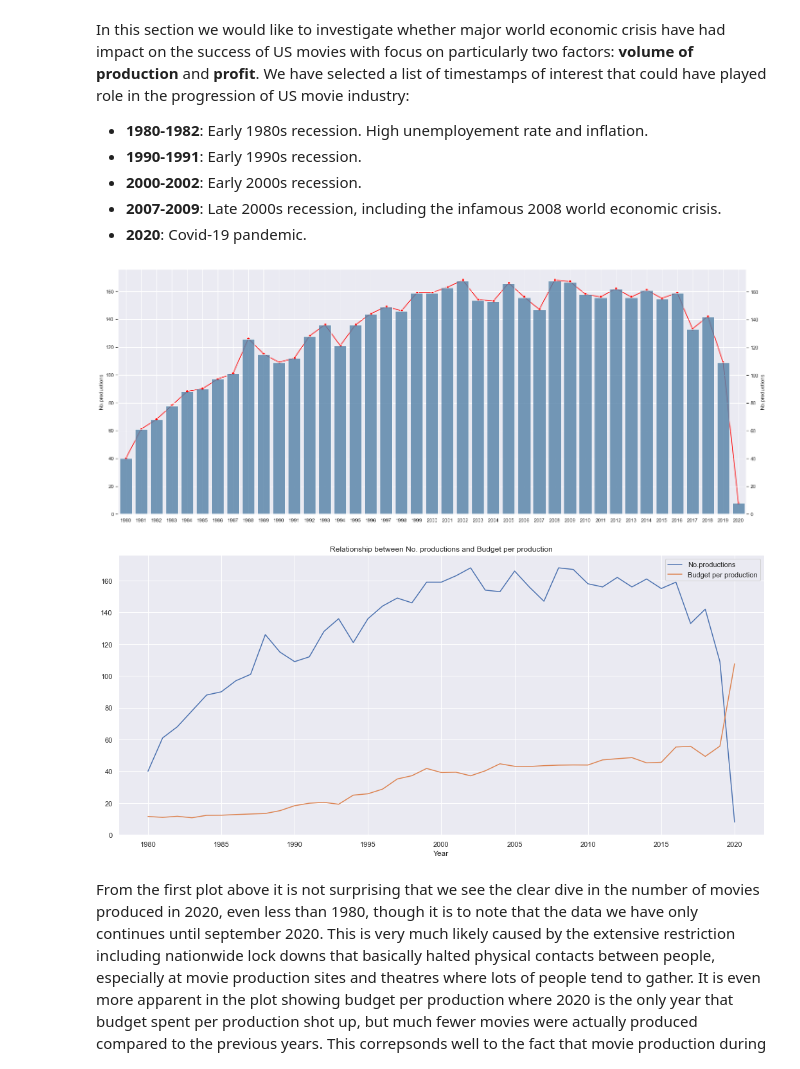
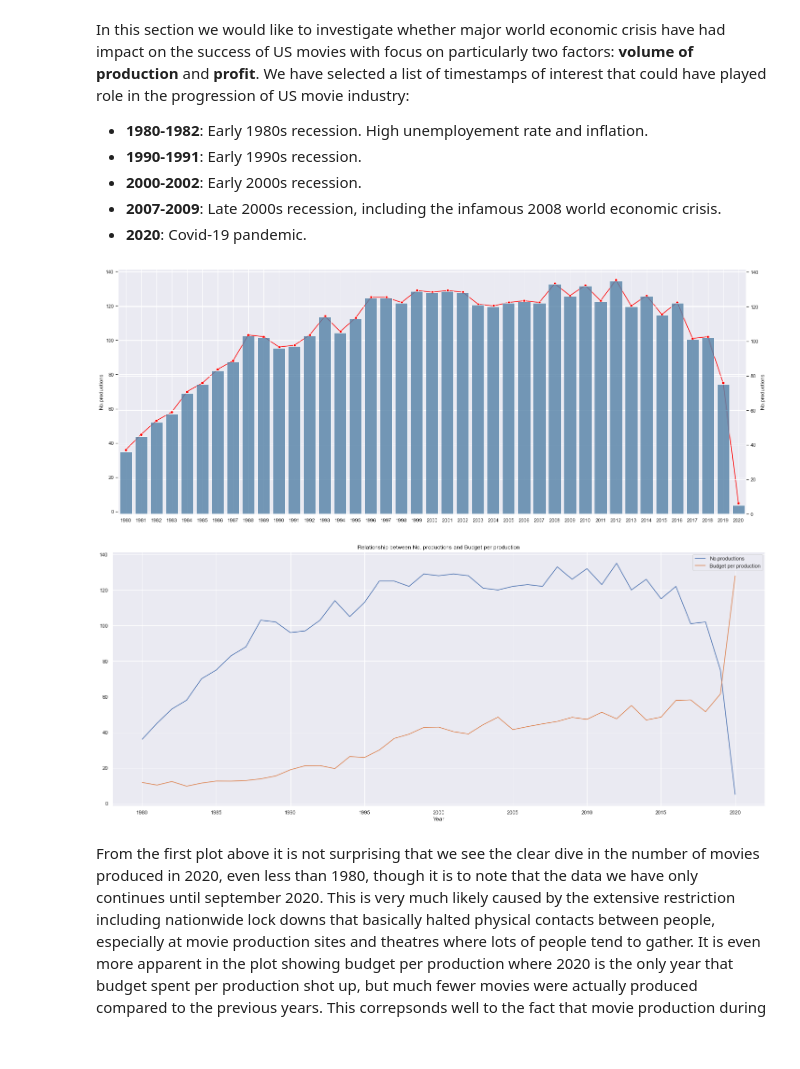
Before and after one commit to hanlululu/42577-BA-project-, a Jupyter notebook: Project_imbd-1.ipynb, the cells around one changed output. Saved outputs shown, nothing was run; the diff lists cells and outputs as text; code cells hidden in the pictures.

```diff
--- a/Project_imbd-1.ipynb
+++ b/Project_imbd-1.ipynb
@@ -495,0 +140,22 @@ Mean cross-validated RMSE: 1.06
+# %%
+## PCA
+from sklearn import decomposition
+pca=decomposition.PCA()
+pca.fit(x_train)
+
+plt.rcParams["figure.figsize"] = (12,6)
+
+fig, ax = plt.subplots()
+y = np.cumsum(pca.explained_variance_ratio_)
+plt.ylim(0.0,1.1)
+plt.plot(range(len(y)), y, marker='o', linestyle='--', color='b')
+
+plt.xlabel('Number of Components')
+plt.ylabel('Cumulative variance (%)')
+plt.title('The number of components needed to explain variance')
+
+plt.axhline(y=0.75, color='r', linestyle='-')
+plt.text(0.5, 0.90, '75% cut-off threshold', color = 'red', fontsize=16)
+
+ax.grid(axis='x')
+plt.show()
@@ -495,0 +201,15 @@ Mean cross-validated RMSE: 1.06
+# %%
+from sklearn.utils import shuffle
+from keras.models import Sequential
+from keras.layers import Dense
+from keras.wrappers.scikit_learn import KerasClassifier
+from keras.utils import np_utils
+from sklearn.model_selection import cross_val_score
+from sklearn.model_selection import KFold
+from sklearn.preprocessing import LabelEncoder
+from sklearn.pipeline import Pipeline
+from keras.layers import Dense, Dropout
+from tensorflow.keras.utils import to_categorical
+
+mpl.rcParams['figure.figsize'] = (12, 10)
+colors = plt.rcParams['axes.prop_cycle'].by_key()['color']
@@ -511,10 +418,10 @@ In this section we would like to investigate whether major world economic crisis
 # %%
 df, df_movies = preprocess('Comprehensive IMDb Data.csv')
 # %%
-productions(df_movies)
+productions(df_movies[df_movies['country'] == 'United States'])
 # %% [output]
-[figure, old version]
+[figure, new version]
-[figure, old version]
+[figure, new version]
 # %% [markdown]
 From the first plot above it is not surprising that we see the clear dive in the number of movies produced in 2020, even less than 1980, though it is to note that the data we have only continues until september 2020. This is very much likely caused by the extensive restriction including nationwide lock downs that basically halted physical contacts between people, especially at movie production sites and theatres where lots of people tend to gather. It is even more apparent in the plot showing budget per production where 2020 is the only year that budget spent per production shot up, but much fewer movies were actually produced compared to the previous years. This correpsonds well to the fact that movie production during a pandemic becomes significanly more costly largely due to the intense and meticulous safety measures that need to be conducted on site. (source: https://variety.com/2020/film/news/film-sets-hollywood-pandemic-1234826994/)
 
```
Also changed, not shown: parts of 67 cells of this notebook, 1 other file.
